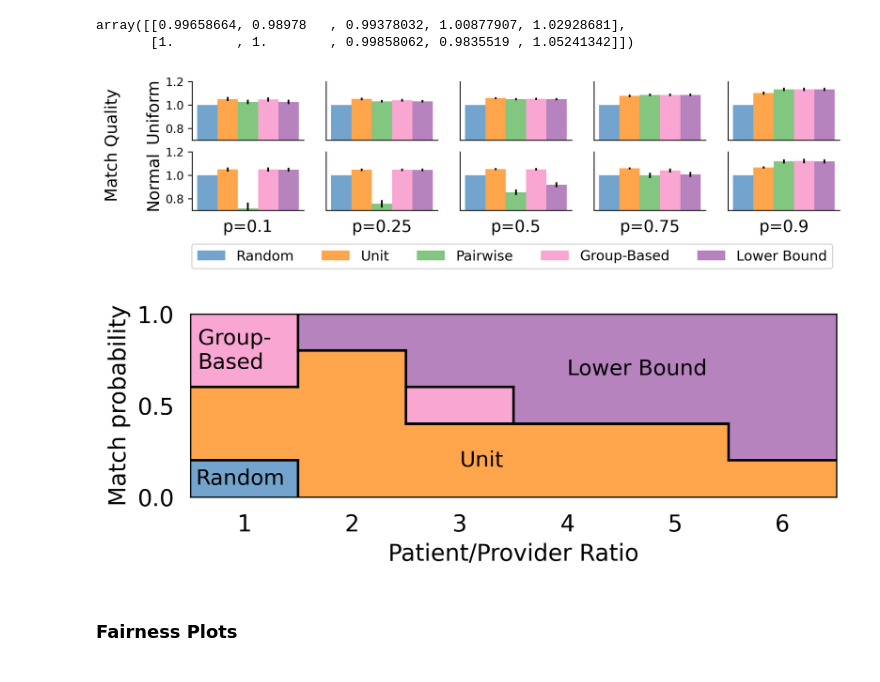
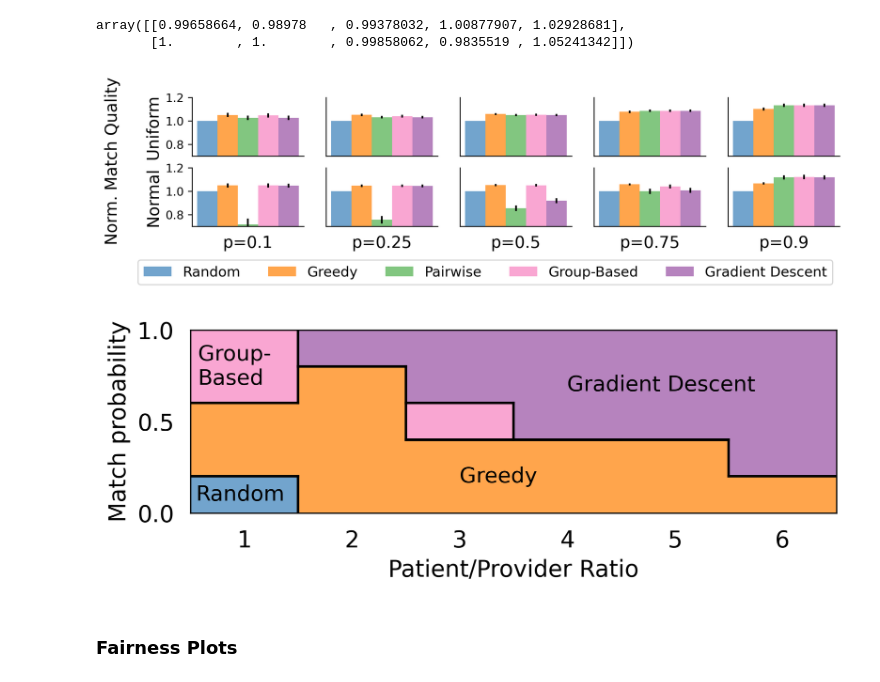
Before and after one commit to naveenr414/patient-provider, a Jupyter notebook: scripts/notebooks/Plotting.ipynb, the cells around one changed output. Drawn from its saved outputs; the diff is of its cells as text; code cells hidden in the pictures.

Commit message:
Edited the way we ran the semi synthetic experiments + updated names for plots

```diff
--- a/scripts/notebooks/Plotting.ipynb
+++ b/scripts/notebooks/Plotting.ipynb
@@ -45,7 +45,7 @@ plt.rcParams['savefig.bbox'] = 'tight'
 style_size = 'paper'
 # %%
 methods = ['random','greedy','lp','group_based','gradient_descent_fast']
-method_labels = ["Random","Unit","Pairwise","Group-Based","Lower Bound"]
+method_labels = ["Random","Greedy","Pairwise","Group-Based","Gradient Descent"]
 # %% [markdown]
 # EC Plots
 # %% [markdown]
@@ -147,33 +147,33 @@ array([[0.99658664, 0.98978   , 0.99378032, 1.00877907, 1.02928681],
 # %%
 plot_dimensions = (2,5)
 x_labels = [["","","","",""],["p=0.1","p=0.25","p=0.5","p=0.75","p=0.9"]]
 y_labels = [["Uniform","","","",""],["Normal","","","",""]]
-sup_y_label = "Match Quality"
+sup_y_label = "Norm. Match Quality"
 
 overall_format = {'figsize':(10, 2),
     'style_size': style_size,
     'x_ticks': [[[[],[]] for i in range(5)] for i in range(2)],
     'y_lim': [[[0.7,1.2] for i in range(5)] for j in range(2)],
     'y_ticks': [[[[],[]] if i != 0 else [[0.8,1,1.2],[0.8,1.0,1.2]] for i in range(5)] for i in range(2)],
 }
 fig,ax = create_axes(plot_dimensions,overall_format,y_labels=y_labels,x_labels=x_labels,sup_y_label=sup_y_label)
 
 bar_format = {'style_size': style_size,
     'color_palette': 'six_color'}
 
 for i in range(2):
     for j in range(5):
         x_groups = [0,1,2,3,4]
         y_values = y_value_matrix[i][j]
         y_errors = y_confidence_matrix[i][j]
         labels = method_labels
         plot_bar(ax[i][j],x_groups,y_values,y_errors,labels,bar_format)
 
 legend_format = {'style_size': style_size,'type': 'is_global', 'loc': 'upper right', 'ncol': 5, 'bbox_to_anchor': (0.9,-0.05)}
 create_legend(fig,ax,plot_dimensions,legend_format)
 fig.savefig("../../results/figures/policy_comparison.pdf",dpi=300, bbox_inches='tight')
 # %% [output]
-[figure, old version]
+[figure, new version]
 # %%
 top_choice_probs = [0.1,0.3,0.5,0.7,0.9]
 num_patients = [10,20,30,40,50,60]
@@ -219,12 +219,12 @@ plt.ylabel("Match probability",fontsize=14)
 plt.xticks(fontsize=14)
 plt.yticks(fontsize=14)
 plt.text(0.57,0.8,"Group-\nBased",verticalalignment='center',fontsize=13)
-plt.text(3,0.2,"Unit",verticalalignment='center',fontsize=13)
-plt.text(4,0.7,"Lower Bound",verticalalignment='center',fontsize=13)
+plt.text(3,0.2,"Greedy",verticalalignment='center',fontsize=13)
+plt.text(4,0.7,"Gradient Descent",verticalalignment='center',fontsize=13)
 plt.text(0.55,0.1,"Random",verticalalignment='center',fontsize=13)
 plt.savefig("../../results/figures/phase_diagram.pdf",dpi=300, bbox_inches='tight')
 # %% [output]
-[figure, old version]
+[figure, new version]
 # %% [markdown]
 ### Fairness Plots
 # %%
```
Also changed, not shown: parts of 26 cells of this notebook, 4 other files.
